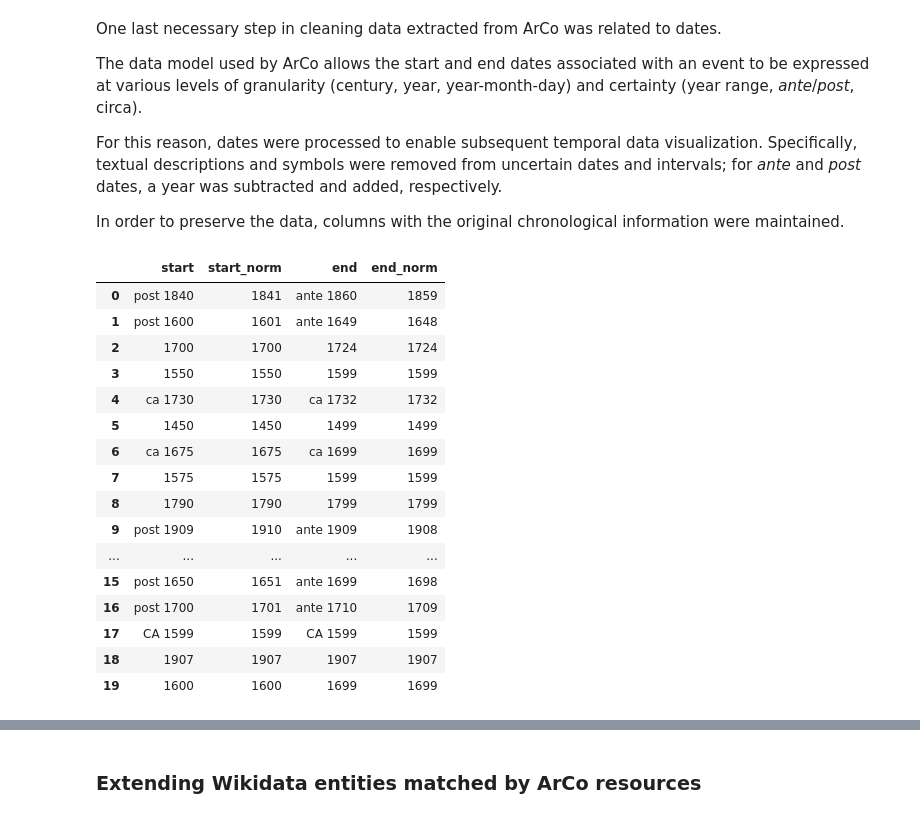
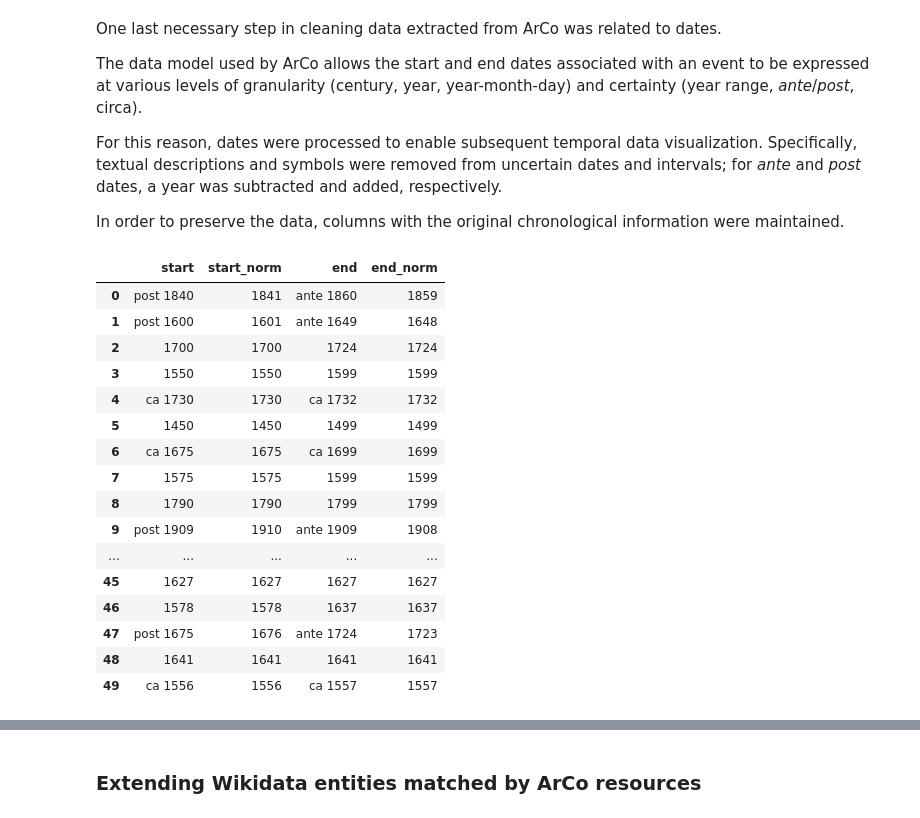
Before and after one commit to Info-Viz/DataNymphs, a Jupyter notebook: data_analysis/COPIA_opere_mitologiche_ArCo.ipynb, the cells around one changed output, grey strips where cells are left out. Cells and saved outputs as stored; diff of their text form; code cells hidden in the pictures.

```diff
--- a/data_analysis/COPIA_opere_mitologiche_ArCo.ipynb
+++ b/data_analysis/COPIA_opere_mitologiche_ArCo.ipynb
@@ -823,8 +823,16 @@ def clean_dates(string_date):
         year_match = re.search(r'\d{4}', block)
 
         if date_format:
-            # Estrarre gruppi e sostituire / con -
-            norm = f"{date_format.group(1)}-{date_format.group(2)}-{date_format.group(3)}"
+            if 'ante' in block:
+                # Estrarre gruppi e sostituire / con -
+                year = f"{date_format.group(1)}"
+                norm = int(year) - 1
+            elif 'post' in block:
+                # Estrarre gruppi e sostituire / con -
+                year = f"{date_format.group(1)}"
+                norm = int(year) + 1
+            else:
+                norm = f"{date_format.group(1)}"
 
         elif interval:
             # estrarre margine estremo dell'intervallo
@@ -852,29 +860,29 @@ def clean_dates(string_date):
 # %%
 # apply function
 # column for normalized start date
 df_arco_wd[['start_norm']] = df_arco_wd['start'].apply(clean_dates)
 # column for normalized end date
 df_arco_wd[['end_norm']] = df_arco_wd['end'].apply(clean_dates)
 
-df_arco_wd[['start', 'start_norm', 'end', 'end_norm']].head(20)
+df_arco_wd[['start', 'start_norm', 'end', 'end_norm']].head(50)
 # %% [output]
 |  | start | start_norm | end | end_norm |
 | 0 | post 1840 | 1841 | ante 1860 | 1859 |
 | 1 | post 1600 | 1601 | ante 1649 | 1648 |
 | 2 | 1700 | 1700 | 1724 | 1724 |
 | 3 | 1550 | 1550 | 1599 | 1599 |
 | 4 | ca 1730 | 1730 | ca 1732 | 1732 |
 | 5 | 1450 | 1450 | 1499 | 1499 |
 | 6 | ca 1675 | 1675 | ca 1699 | 1699 |
 | 7 | 1575 | 1575 | 1599 | 1599 |
 | 8 | 1790 | 1790 | 1799 | 1799 |
 | 9 | post 1909 | 1910 | ante 1909 | 1908 |
 | ... | ... | ... | ... | ... |
-| 15 | post 1650 | 1651 | ante 1699 | 1698 |
-| 16 | post 1700 | 1701 | ante 1710 | 1709 |
-| 17 | CA 1599 | 1599 | CA 1599 | 1599 |
-| 18 | 1907 | 1907 | 1907 | 1907 |
-| 19 | 1600 | 1600 | 1699 | 1699 |
+| 45 | 1627 | 1627 | 1627 | 1627 |
+| 46 | 1578 | 1578 | 1637 | 1637 |
+| 47 | post 1675 | 1676 | ante 1724 | 1723 |
+| 48 | 1641 | 1641 | 1641 | 1641 |
+| 49 | ca 1556 | 1556 | ca 1557 | 1557 |
 # %%
 # order complete dataframe columns
 # Ordine alfabetico (A-Z)
```
Also changed, not shown: 2 other files.
